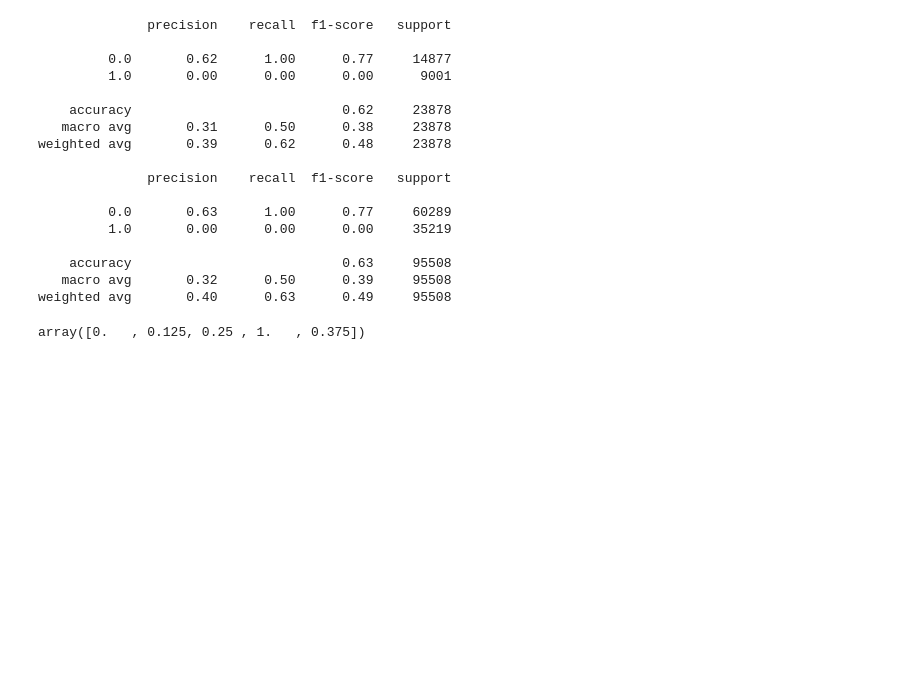
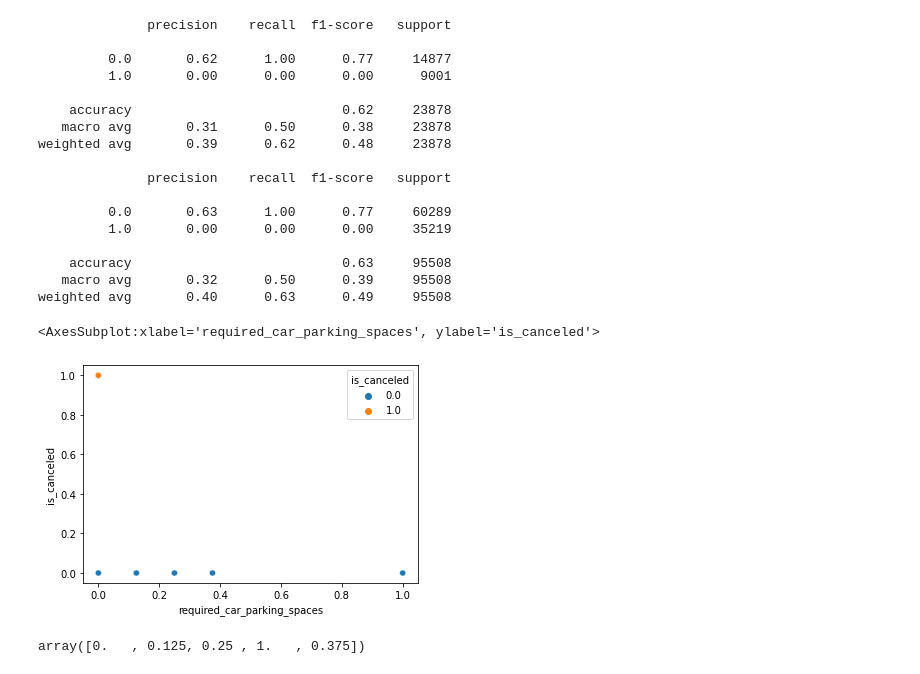
Before and after one commit to andy0530/ECS171-Final-Project, a Jupyter notebook: Final_Project.ipynb, the cells around one changed output. Drawn from its saved outputs; the diff is of its cells as text; code cells hidden in the pictures; blank space fills up the shorter version.

```diff
--- a/Final_Project.ipynb
+++ b/Final_Project.ipynb
@@ -658,6 +674,11 @@ weighted avg       0.39      0.62      0.48     23878
     accuracy                           0.63     95508
    macro avg       0.32      0.50      0.39     95508
 weighted avg       0.40      0.63      0.49     95508
+# %%
+sns.scatterplot(data = scaled_data, x = 'required_car_parking_spaces', y = 'is_canceled', hue = y)
+# %% [output]
+<AxesSubplot:xlabel='required_car_parking_spaces', ylabel='is_canceled'>
+[figure, added]
 # %%
 scaled_data['required_car_parking_spaces'].unique()
 # %% [output]
```
Also changed, not shown: parts of 15 cells of this notebook.
